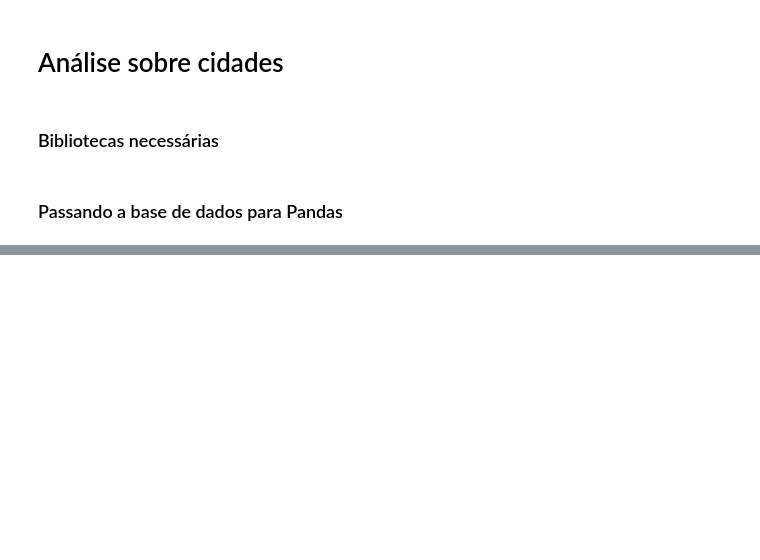
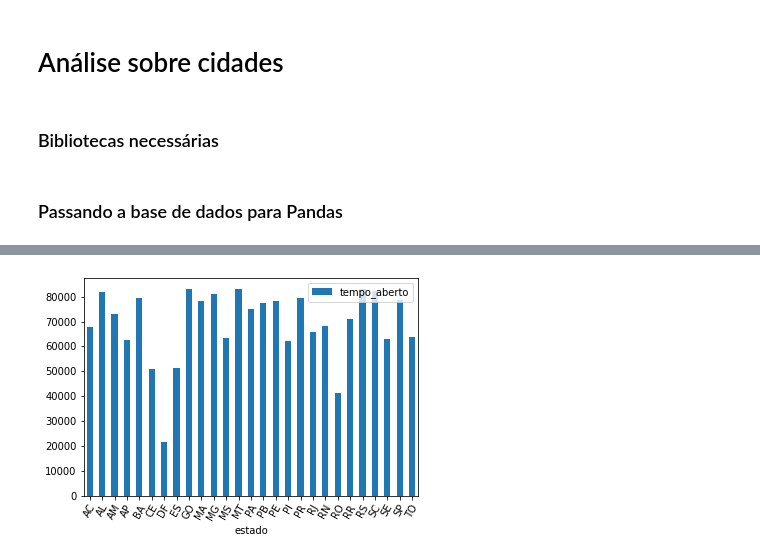
Before and after one commit to leticia-brand/DelPhone, a Jupyter notebook: mysite/leticia/analise.ipynb, the cells around one changed output, grey strips where cells are left out. Drawn from its saved outputs; the diff is of its cells as text; code cells hidden in the pictures; blank space fills up the shorter version.

```diff
--- a/mysite/leticia/analise.ipynb
+++ b/mysite/leticia/analise.ipynb
@@ -79,0 +192,4 @@ empresa.groupby(['cidade']).count()
+# %%
+max_estado = empresa_estado.groupby(['estado']).max().reset_index()
+max_estado['tempo_aberto'] = max_estado['tempo_aberto'].dt.seconds
+max_estado.head()
@@ -79,0 +203,5 @@ empresa.groupby(['cidade']).count()
+# %%
+ax = max_estado.plot.bar(x='estado', y='tempo_aberto', rot=60)
+plt.savefig('max_estado.png')
+# %% [output]
+[figure, added]
```
Also changed, not shown: parts of 32 cells of this notebook, 9 other files.
